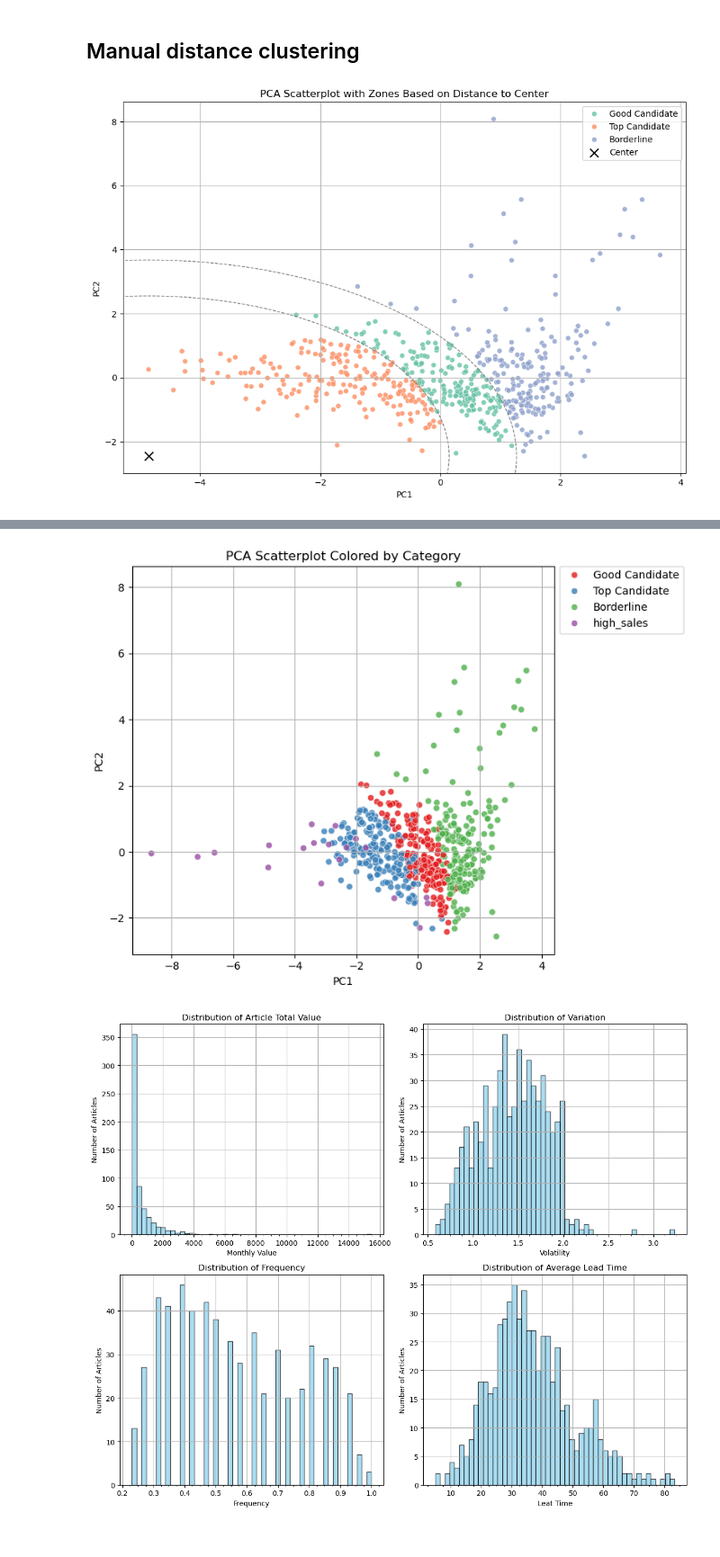
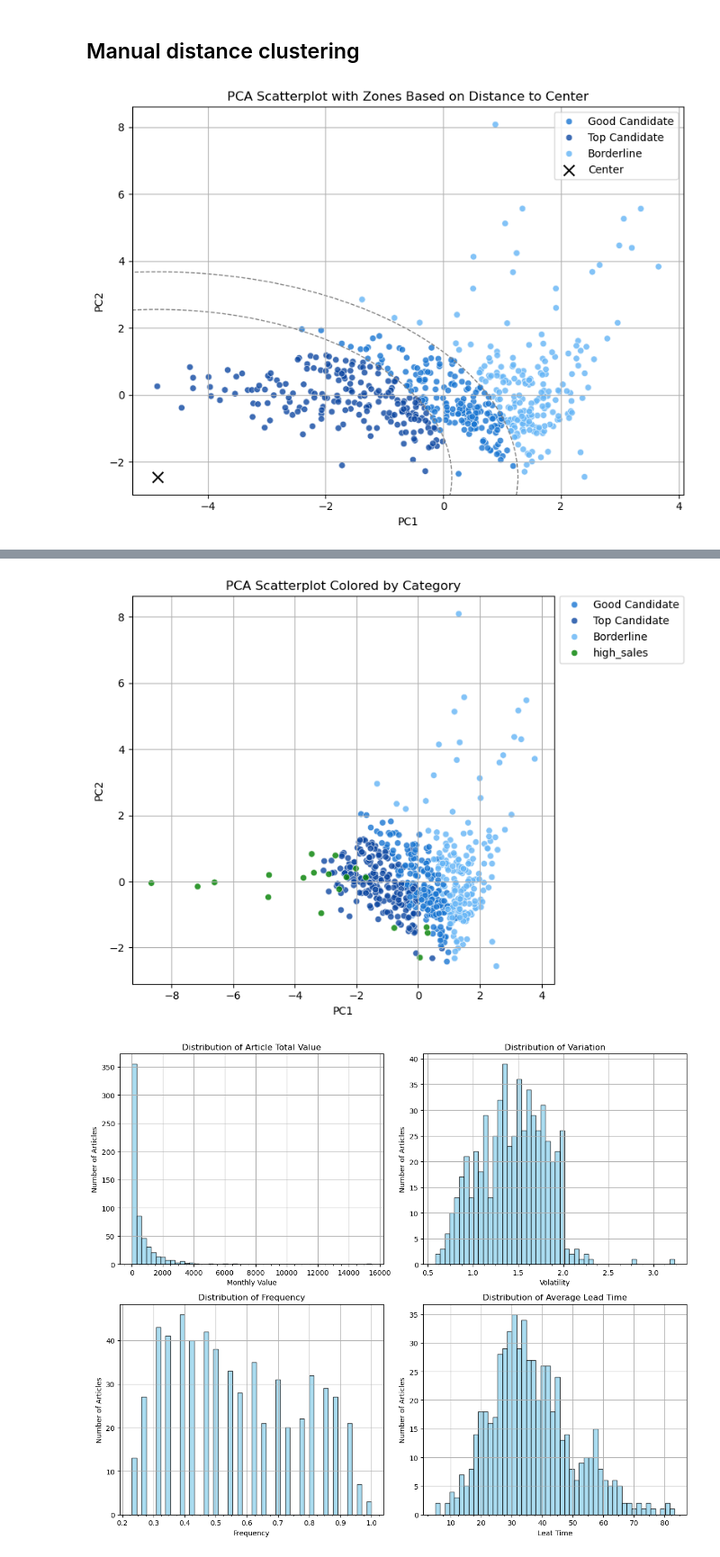
Before and after one commit to werderame/Real-Life-Manufacturing-Inventory-Analysis, a Jupyter notebook: clustering_so_articles/clustering_sales_articles_v02.ipynb, the cells around one changed output, grey strips where cells are left out. Shown at 90% size. Drawn from its saved outputs; the diff is of its cells as text; code cells hidden in the pictures.

```diff
--- a/clustering_so_articles/clustering_sales_articles_v02.ipynb
+++ b/clustering_so_articles/clustering_sales_articles_v02.ipynb
@@ -546,15 +546,19 @@ data['zone'] = pca_df['zone'].values  # Assuming same row order!
 
 # 6. Plot PCA Scatter with zones
 
-plt.figure(figsize=(10, 7))
+plt.figure(figsize=(8,6))
 
-# Plot scatter
+# Plot scatter with custom blues
 sns.scatterplot(
     data=pca_df,
     x='PC1',
     y='PC2',
     hue='zone',
-    palette='Set2',
+    palette={
+        'Top Candidate': '#0d47a1',   # Dark Blue
+        'Good Candidate': '#1976d2',  # Medium Blue
+        'Borderline': '#64b5f6'       # Light Blue
+    },
     alpha=0.8
 )
 
@@ -564,34 +568,34 @@ ylim = plt.gca().get_ylim()
 
 # Draw concentric circles
 for r in [r1, r2]:
     circle = plt.Circle(
         (center_x, center_y),
         radius=r,
         color='grey',
         fill=False,
         linestyle='--',
         linewidth=1.0
     )
     plt.gca().add_patch(circle)
 
 # Mark center point
 plt.scatter(center_x, center_y, color='black', marker='x', s=100, label='Center')
 
 # Reset original axis limits
 plt.xlim(xlim)
 plt.ylim(ylim)
 
 # Final plot formatting
 plt.title('PCA Scatterplot with Zones Based on Distance to Center')
 plt.grid(True)
 plt.legend()
 plt.tight_layout()
 plt.show()
 
 # 7. Final result
 data.head()
 # %% [output]
-[figure, old version]
+[figure, new version]
 |  | avg_monthly_sales | avg_unit_cost | avg_lead_time | avg_total_value | cv_sales | freq_ratio | category | ... |
 | 4 | 2.653846 | 14.55 | 20.981481 | 38.613462 | 1.747828 | 0.346154 | Accessori (10) | ... |
 | 16 | 9.346154 | 24.94 | 31.621667 | 233.093077 | 1.133123 | 0.769231 | Accessori (10) | ... |
@@ -660,7 +664,12 @@ sns.scatterplot(
     x='PC1',
     y='PC2',
     hue='zone',      # 👈 add the hue here
-    palette='Set1',
+    palette={
+            'Top Candidate': '#0d47a1',   # Dark Blue
+            'Good Candidate': '#1976d2',  # Medium Blue
+            'Borderline': '#64b5f6',       # Light Blue
+            'high_sales': 'green'
+        },
     alpha=0.8
 )
 plt.legend(bbox_to_anchor=(1, 1.015), loc='upper left')
@@ -669,7 +678,7 @@ plt.grid(True)
 plt.tight_layout()
 plt.show()
 # %% [output]
-[figure, old version]
+[figure, new version]
 # %%
 # Create figure and axes
 fig, axes = plt.subplots(2, 2, figsize=(12, 10))
```
Also changed, not shown: parts of 1 cell of this notebook, 8 other files.
